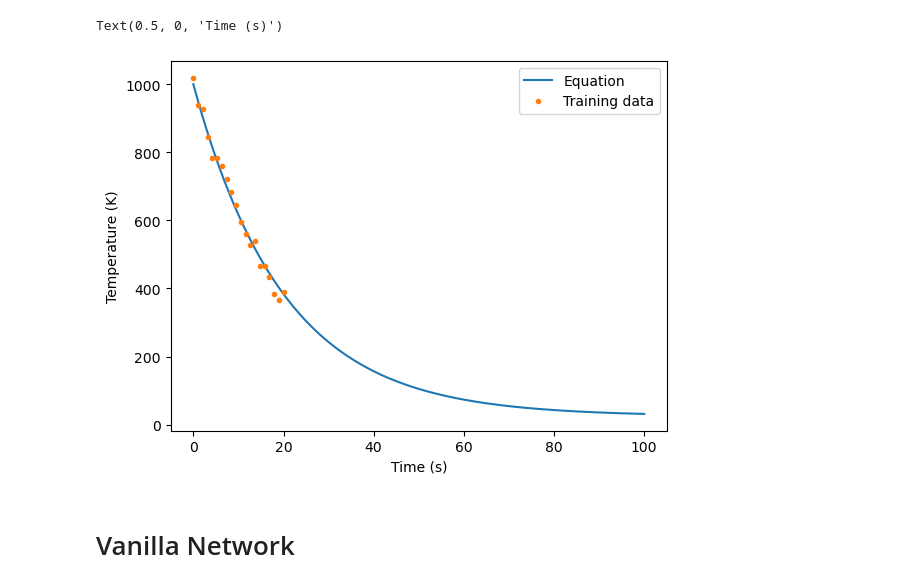
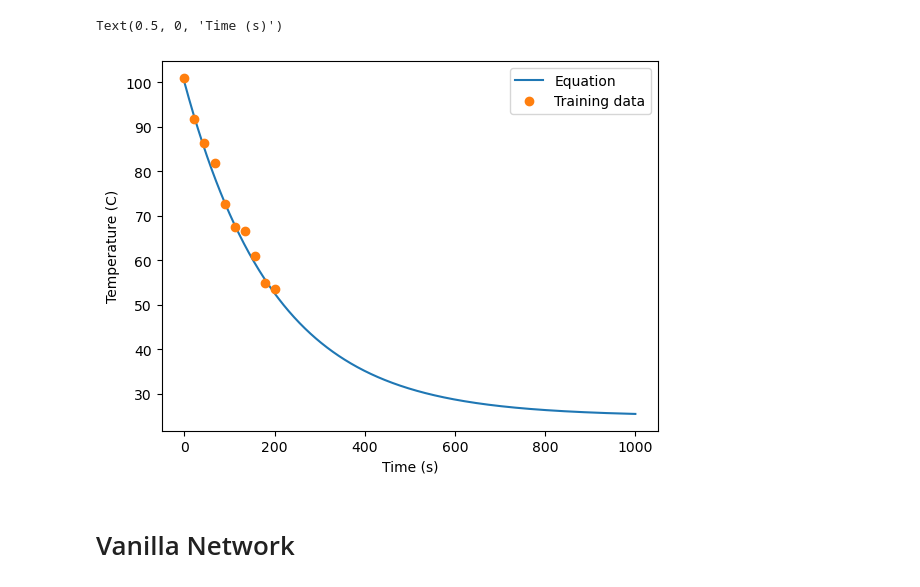
Before and after one commit to TheodoreWolf/pinns, a Jupyter notebook: src/cooling/temp_pred.ipynb, the cells around one changed output. Saved outputs shown, nothing was run; the diff lists cells and outputs as text; code cells hidden in the pictures.

```diff
--- a/src/cooling/temp_pred.ipynb
+++ b/src/cooling/temp_pred.ipynb
@@ -14,23 +13,25 @@ np.random.seed(69)
 # %%
+np.random.seed(42)
+
 Tenv = 25
-T0 = 1000
-R = 0.05
-times = np.linspace(0, 100, 1000)
+T0 = 100
+R = 0.005
+times = np.linspace(0, 1000, 1000)
 eq = functools.partial(cooling_law, Tenv=Tenv, T0=T0, R=R)
 temps = eq(times)
 
 # Make training data
-t = np.linspace(0, 20, 20)
-y = eq(t) + 20 * np.random.randn(20)
+t = np.linspace(0, 200, 10)
+y = eq(t) +  2 * np.random.randn(10)
 
 plt.plot(times, temps)
-plt.plot(t, y, '.')
+plt.plot(t, y, 'o')
 plt.legend(['Equation', 'Training data'])
-plt.ylabel('Temperature (K)')
+plt.ylabel('Temperature (C)')
 plt.xlabel('Time (s)')
 # %% [output]
 Text(0.5, 0, 'Time (s)')
-[figure, old version]
+[figure, new version]
 # %% [markdown]
 # Vanilla Network
 # %%
```
Also changed, not shown: parts of 3 cells of this notebook, 4 other files.
